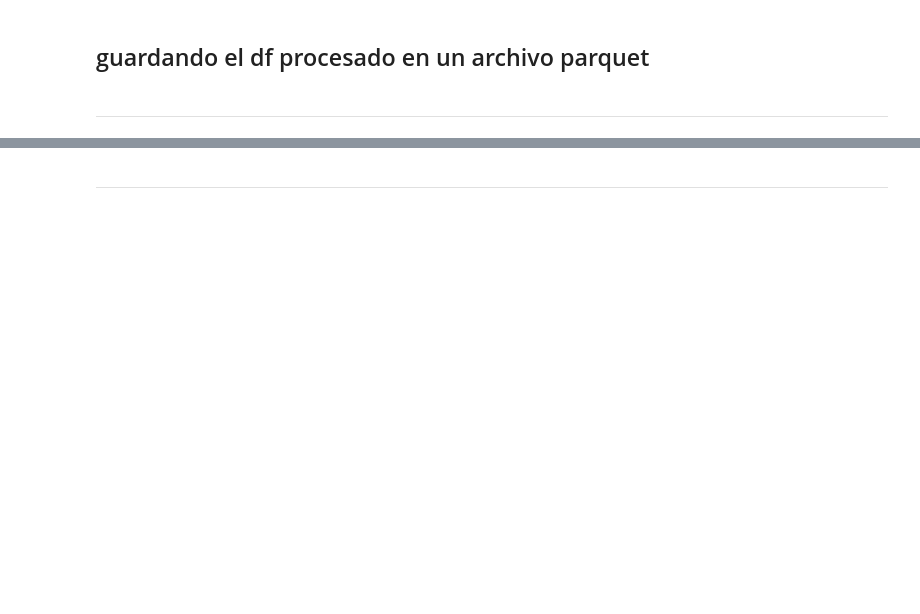
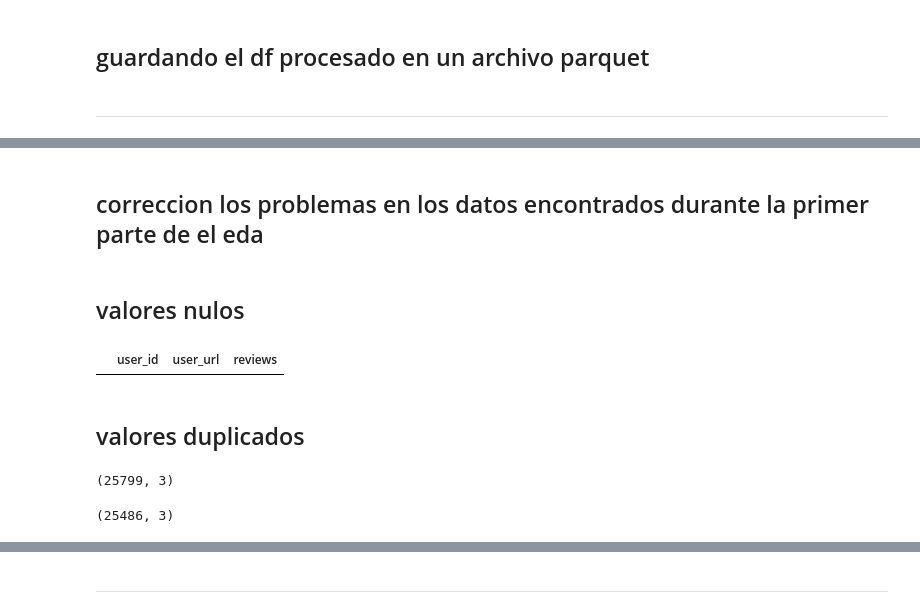
Before and after one commit to tDelbarco/PI_ML_OPS, a Jupyter notebook: ETL_&_EDA/ETL.ipynb, the cells around one changed output, grey strips where cells are left out. Saved outputs shown, nothing was run; the diff lists cells and outputs as text; code cells hidden in the pictures; blank space fills up the shorter version.

```diff
--- a/ETL_&_EDA/ETL.ipynb
+++ b/ETL_&_EDA/ETL.ipynb
@@ -179,0 +201,15 @@ df_user_reviews
+# %% [markdown]
+## correccion los problemas en los datos encontrados durante la primer parte de el eda
+# %% [markdown]
+## valores nulos
+# %%
+#verificando que reviews no este vacio ([])
+df_ur[df_ur["reviews"] == "[]"] #al parecer no hay ninguna columna que sea literalmente una lista vacia por lo que por ahora no nos traera problemas
+# %% [output]
+|  | user_id | user_url | reviews |
+# %% [markdown]
+## valores duplicados
+# %%
+df_ur.shape
+# %% [output]
+(25799, 3)
@@ -179,0 +220,5 @@ df_user_reviews
+# %%
+df_ur.shape
+#se borraron los 313 registros que identificamos en el eda
+# %% [output]
+(25486, 3)
```
Also changed, not shown: parts of 34 cells of this notebook, 1 other file.
